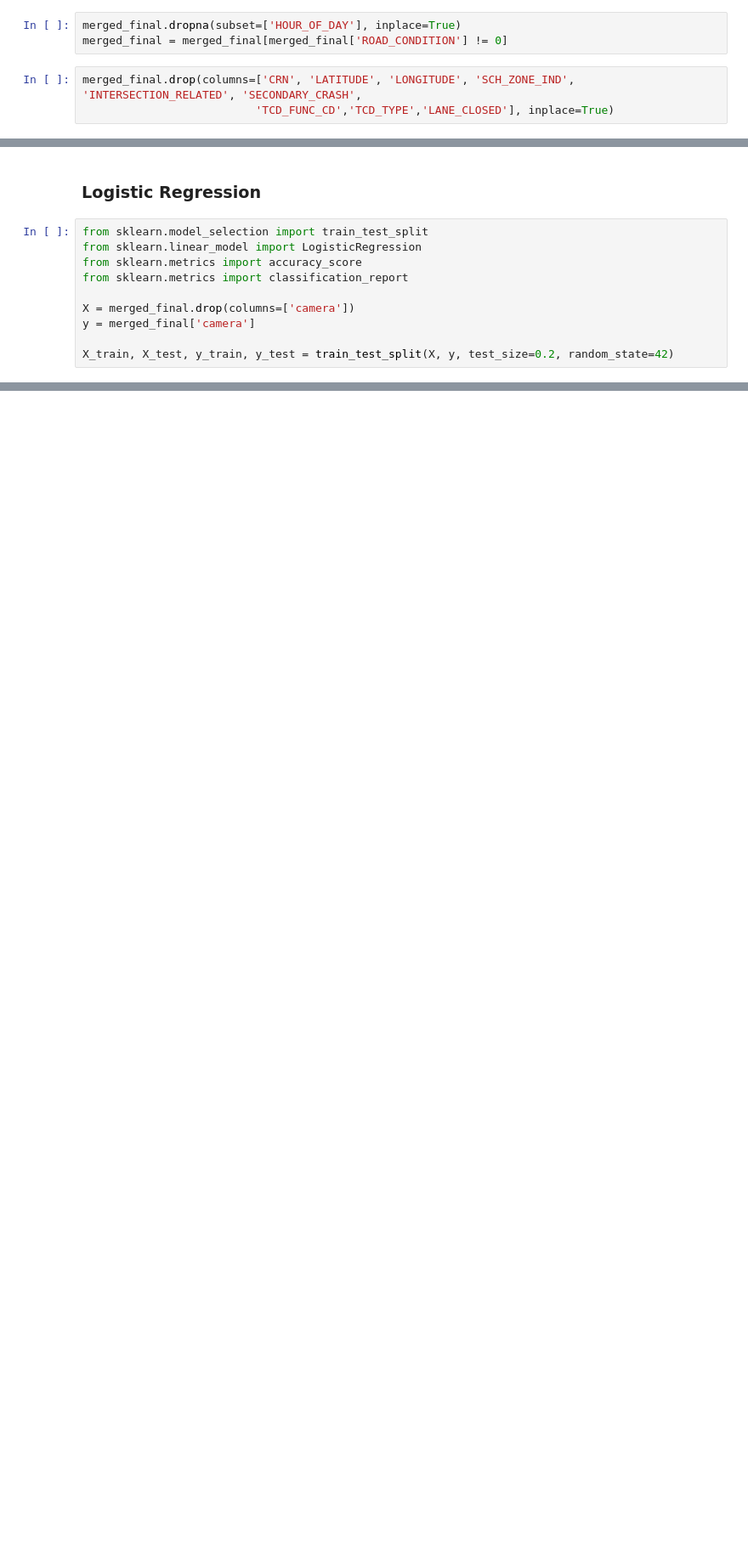
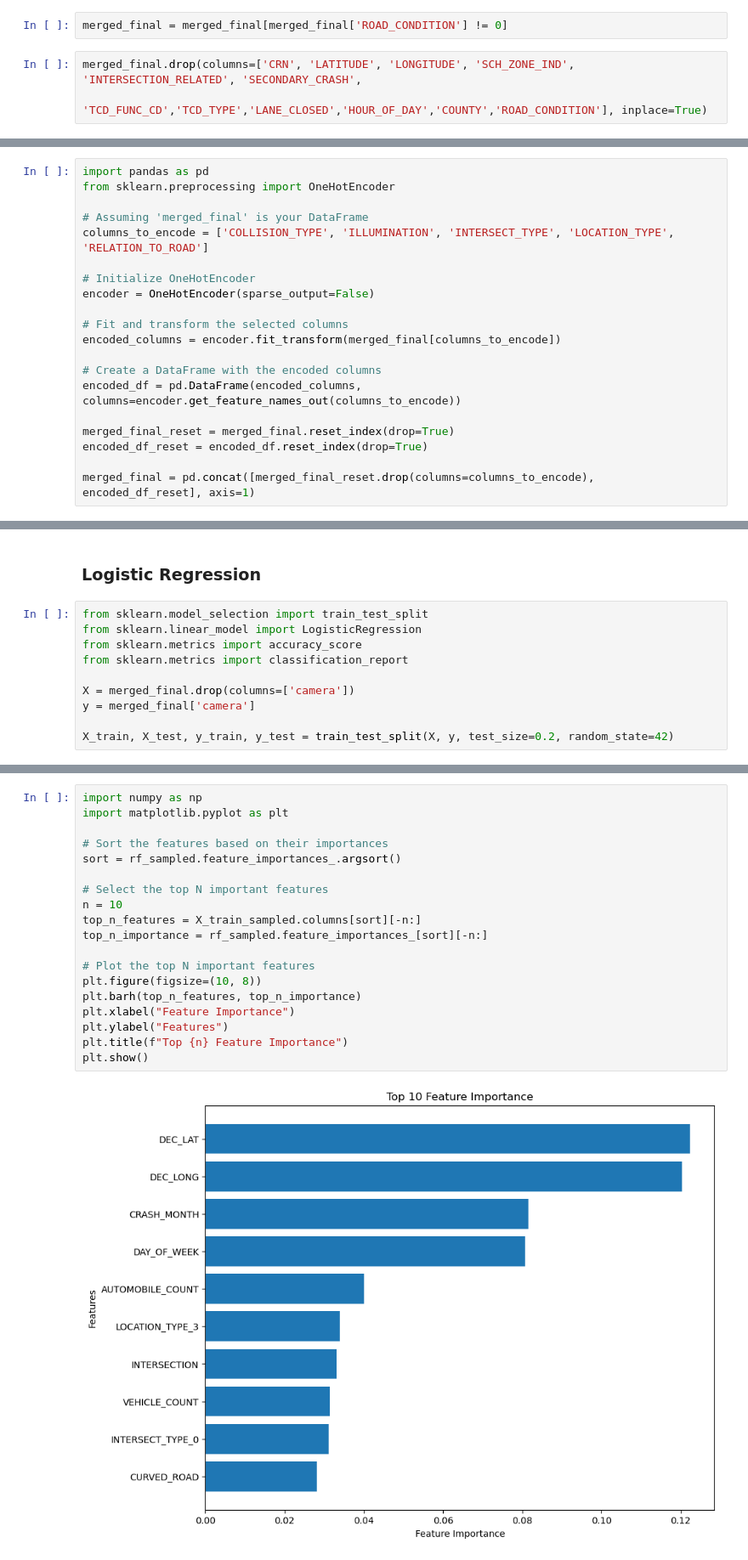
Before and after one commit to hahuynh1/Data-Science-ITS-Capstone, a Jupyter notebook: ITS.ipynb, the cells around one changed output, grey strips where cells are left out. Shown at 85% size. Drawn from its saved outputs; the diff is of its cells as text; blank space fills up the shorter version.

Commit message:
added one hot encoding, new feature importance, and new merged_final

```diff
--- a/ITS.ipynb
+++ b/ITS.ipynb
@@ -403,9 +413,8 @@ Column 'camera' unique values: [0 1]
 # %%
-merged_final.dropna(subset=['HOUR_OF_DAY'], inplace=True)
 merged_final = merged_final[merged_final['ROAD_CONDITION'] != 0]
 # %%
 merged_final.drop(columns=['CRN', 'LATITUDE', 'LONGITUDE', 'SCH_ZONE_IND', 'INTERSECTION_RELATED', 'SECONDARY_CRASH',
-                          'TCD_FUNC_CD','TCD_TYPE','LANE_CLOSED'], inplace=True)
+                          'TCD_FUNC_CD','TCD_TYPE','LANE_CLOSED','HOUR_OF_DAY','COUNTY','ROAD_CONDITION'], inplace=True)
 # %% [output]
 A value is trying to be set on a copy of a slice from a DataFrame
 
@@ -413,0 +430,20 @@ See the caveats in the documentation: https://pandas.pydata.org/pandas-docs/stab
+# %%
+import pandas as pd
+from sklearn.preprocessing import OneHotEncoder
+
+# Assuming 'merged_final' is your DataFrame
+columns_to_encode = ['COLLISION_TYPE', 'ILLUMINATION', 'INTERSECT_TYPE', 'LOCATION_TYPE', 'RELATION_TO_ROAD']
+
+# Initialize OneHotEncoder
+encoder = OneHotEncoder(sparse_output=False)
+
+# Fit and transform the selected columns
+encoded_columns = encoder.fit_transform(merged_final[columns_to_encode])
+
+# Create a DataFrame with the encoded columns
+encoded_df = pd.DataFrame(encoded_columns, columns=encoder.get_feature_names_out(columns_to_encode))
+
+merged_final_reset = merged_final.reset_index(drop=True)
+encoded_df_reset = encoded_df.reset_index(drop=True)
+
+merged_final = pd.concat([merged_final_reset.drop(columns=columns_to_encode), encoded_df_reset], axis=1)
@@ -577,0 +636,21 @@ SyntaxError: invalid syntax (3308640155.py, line 1)
+# %%
+import numpy as np
+import matplotlib.pyplot as plt
+
+# Sort the features based on their importances
+sort = rf_sampled.feature_importances_.argsort()
+
+# Select the top N important features
+n = 10
+top_n_features = X_train_sampled.columns[sort][-n:]
+top_n_importance = rf_sampled.feature_importances_[sort][-n:]
+
+# Plot the top N important features
+plt.figure(figsize=(10, 8))
+plt.barh(top_n_features, top_n_importance)
+plt.xlabel("Feature Importance")
+plt.ylabel("Features")
+plt.title(f"Top {n} Feature Importance")
+plt.show()
+# %% [output]
+[figure, added]
```
Also changed, not shown: parts of 32 cells of this notebook.
